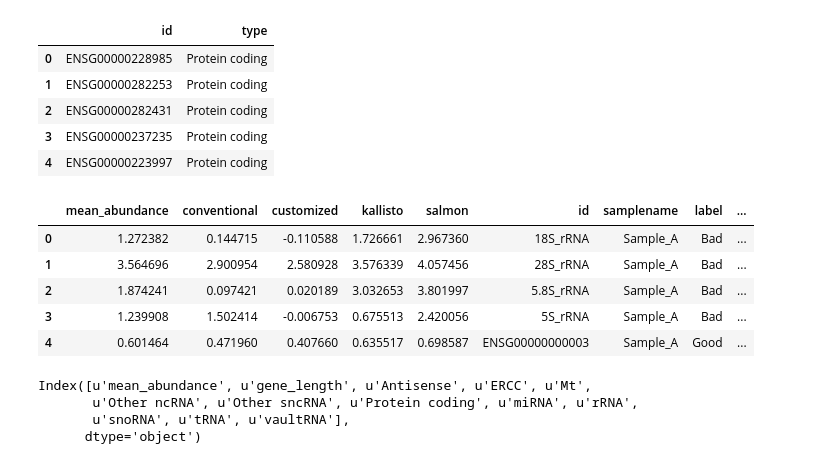
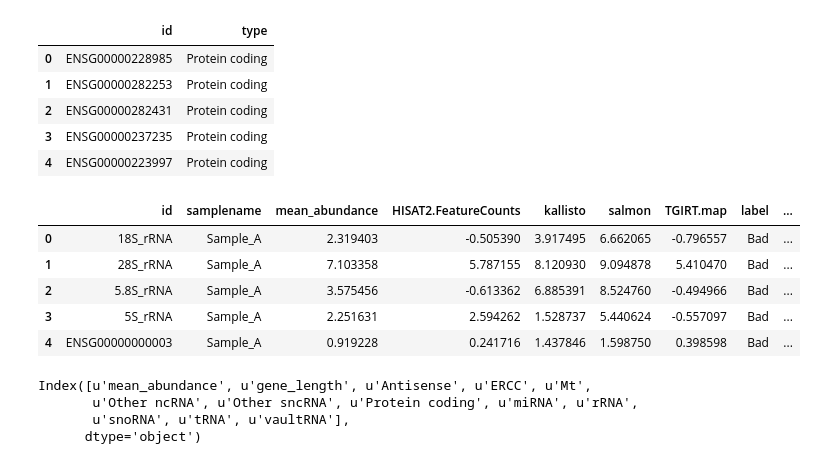
Before and after one commit to wckdouglas/tgirt_benchmark, a Jupyter notebook: classify_outlier/classification.ipynb, the cells around one changed output. Drawn from its saved outputs; the diff is of its cells as text; code cells hidden in the pictures.

```diff
--- a/classify_outlier/classification.ipynb
+++ b/classify_outlier/classification.ipynb
@@ -22,12 +22,13 @@ ssc = StandardScaler()
 X = df.iloc[:,2:]
 scale_tpm = ssc.fit_transform(X)
 tolerate = 1
-count_df = pd.DataFrame(scale_tpm, columns=X.columns) \
+#count_df = pd.DataFrame(scale_tpm, columns=X.columns) \
+count_df=df\
     .assign(id = df.id) \
     .assign(samplename = df.samplename) \
     .query('samplename == "Sample_A"') \
     .reset_index() \
     .drop('index', axis=1)
-count_df['label'] = map(lambda x,y: 'Bad' if y > x + tolerate or y < x - tolerate else 'Good', count_df.salmon, count_df.customized)
+count_df['label'] = map(lambda x,y: 'Bad' if y > x + tolerate or y < x - tolerate else 'Good', count_df.salmon, count_df['TGIRT.map'])
 count_df.head()
 # %% [output]
@@ -71,18 +72,18 @@ transcript.head()
 # %%
 X = ohe.fit_transform(np.array([type_code, type_code]).transpose())
 ncol = X.shape[1]
 type_X = pd.DataFrame(X[:,:ncol/2], columns = le.classes_)
 type_X['id'] = transcript['id']
 train_df = count_df.merge(gene_length, on ='id').merge(type_X, on='id')
-columns = train_df.columns[~train_df.columns.str.contains('conventional|customized|kallisto|salmon|id|samplename|label|slope')]
+columns = train_df.columns[~train_df.columns.str.contains('conventional|customized|TGIRT|HISAT|kallisto|salmon|id|samplename|label|slope')]
 train_df.head()
 # %% [output]
-|  | mean_abundance | conventional | customized | kallisto | salmon | id | samplename | label | ... |
-| 0 | 1.272382 | 0.144715 | -0.110588 | 1.726661 | 2.967360 | 18S_rRNA | Sample_A | Bad | ... |
-| 1 | 3.564696 | 2.900954 | 2.580928 | 3.576339 | 4.057456 | 28S_rRNA | Sample_A | Bad | ... |
-| 2 | 1.874241 | 0.097421 | 0.020189 | 3.032653 | 3.801997 | 5.8S_rRNA | Sample_A | Bad | ... |
-| 3 | 1.239908 | 1.502414 | -0.006753 | 0.675513 | 2.420056 | 5S_rRNA | Sample_A | Bad | ... |
-| 4 | 0.601464 | 0.471960 | 0.407660 | 0.635517 | 0.698587 | ENSG00000000003 | Sample_A | Good | ... |
+|  | id | samplename | mean_abundance | HISAT2.FeatureCounts | kallisto | salmon | TGIRT.map | label | ... |
+| 0 | 18S_rRNA | Sample_A | 2.319403 | -0.505390 | 3.917495 | 6.662065 | -0.796557 | Bad | ... |
+| 1 | 28S_rRNA | Sample_A | 7.103358 | 5.787155 | 8.120930 | 9.094878 | 5.410470 | Bad | ... |
+| 2 | 5.8S_rRNA | Sample_A | 3.575456 | -0.613362 | 6.885391 | 8.524760 | -0.494966 | Bad | ... |
+| 3 | 5S_rRNA | Sample_A | 2.251631 | 2.594262 | 1.528737 | 5.440624 | -0.557097 | Bad | ... |
+| 4 | ENSG00000000003 | Sample_A | 0.919228 | 0.241716 | 1.437846 | 1.598750 | 0.398598 | Bad | ... |
 # %%
 columns
 # %% [output]
```
Also changed, not shown: parts of 5 cells of this notebook, 12 other files.
